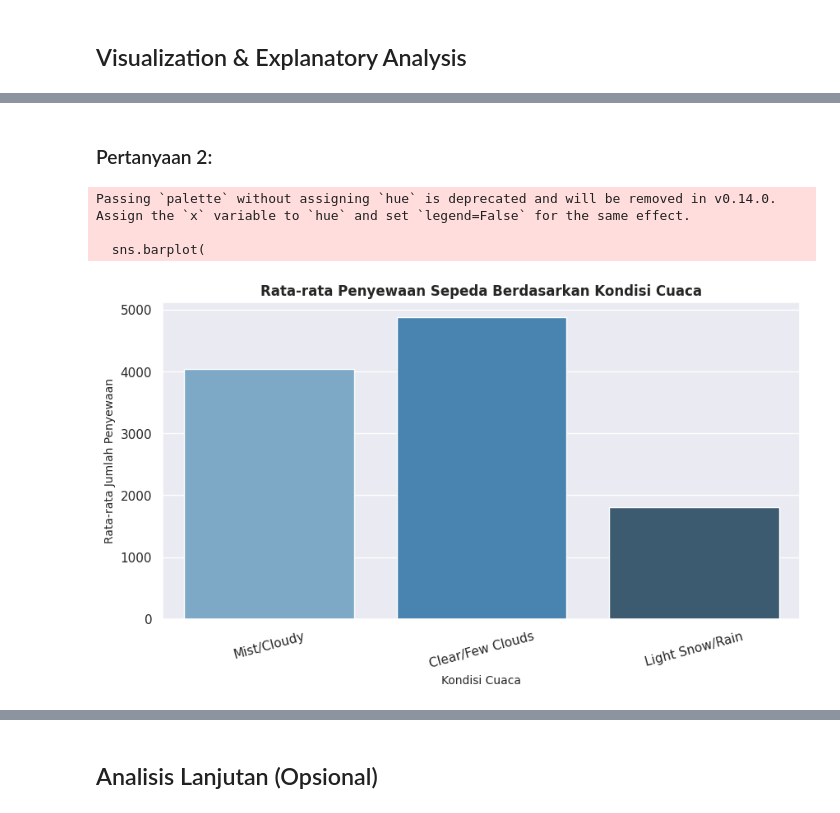
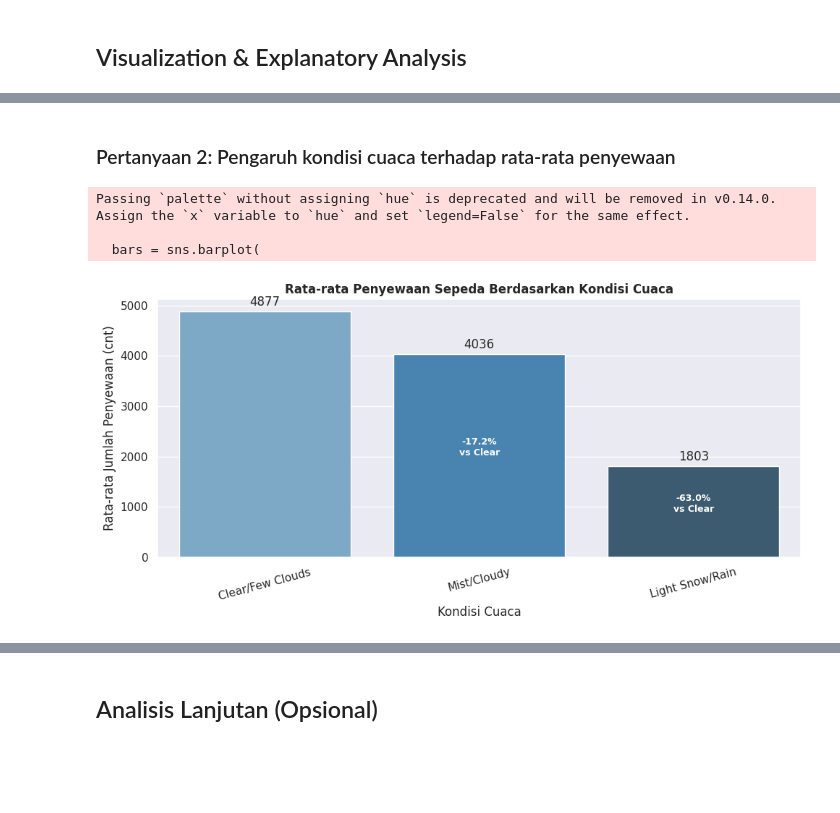
Before and after one commit to lolipop20/submission1, a Jupyter notebook: notebook.ipynb, the cells around one changed output, grey strips where cells are left out. Saved outputs shown, nothing was run; the diff lists cells and outputs as text; code cells hidden in the pictures; blank space fills up the shorter version.

```diff
--- a/notebook.ipynb
+++ b/notebook.ipynb
@@ -185,0 +190,14 @@ df_day.groupby(by='weathersit').agg({
+# %%
+# Eksplorasi 3: Statistik penyewaan berdasarkan kondisi cuaca (weathersit), + persentase penurunan vs Clear
+weather_stats = df_day.groupby('weathersit')['cnt'].agg(['count', 'mean', 'sum']).round(2)
+weather_stats = weather_stats.sort_values('mean', ascending=False)
+
+clear_mean = weather_stats.loc['Clear/Few Clouds', 'mean']
+weather_stats['pct_vs_clear'] = ((weather_stats['mean'] - clear_mean) / clear_mean * 100).round(1)
+
+print("=== Statistik Penyewaan Berdasarkan Kondisi Cuaca ===")
+display(weather_stats)
+
+print("\nPersentase penurunan rata-rata penyewaan dibanding kondisi Clear/Few Clouds:")
+for idx, row in weather_stats.iterrows():
+    print(f"- {idx}: rata-rata {row['mean']:,.0f} sepeda/hari ({row['pct_vs_clear']:+.1f}% dibanding Clear/Few Clouds)")
@@ -210,23 +261,31 @@ Passing `palette` without assigning `hue` is deprecated and will be removed in v
 # %% [markdown]
-### Pertanyaan 2:
+### Pertanyaan 2: Pengaruh kondisi cuaca terhadap rata-rata penyewaan
 # %%
-# Visualisasi 2: Barplot pengaruh kondisi cuaca terhadap rata-rata penyewaan
-plt.figure(figsize=(10, 5))
-sns.barplot(
-    x='weathersit',
-    y='cnt',
-    data=df_day,
-    palette='Blues_d',
-    estimator=np.mean,
-    errorbar=None
+fig, ax = plt.subplots(figsize=(10, 5))
+weather_order = weather_stats.index.tolist()
+bars = sns.barplot(
+    x='weathersit', y='cnt', data=df_day,
+    order=weather_order, palette='Blues_d', estimator=np.mean, errorbar=None, ax=ax
 )
-plt.title('Rata-rata Penyewaan Sepeda Berdasarkan Kondisi Cuaca', fontsize=12, fontweight='bold')
-plt.xlabel('Kondisi Cuaca', fontsize=10)
-plt.ylabel('Rata-rata Jumlah Penyewaan', fontsize=10)
+
+for container in ax.containers:
+    ax.bar_label(container, fmt='%.0f', padding=3)
+
+# Tambahkan anotasi persentase penurunan terhadap kondisi Clear/Few Clouds
+for i, cat in enumerate(weather_order):
+    pct = weather_stats.loc[cat, 'pct_vs_clear']
+    if cat != 'Clear/Few Clouds':
+        ax.text(i, weather_stats.loc[cat, 'mean'] * 0.5, f"{pct:+.1f}%\nvs Clear",
+                ha='center', color='white', fontsize=9, fontweight='bold')
+
+ax.set_title('Rata-rata Penyewaan Sepeda Berdasarkan Kondisi Cuaca', fontsize=12, fontweight='bold')
+ax.set_xlabel('Kondisi Cuaca')
+ax.set_ylabel('Rata-rata Jumlah Penyewaan (cnt)')
 plt.xticks(rotation=15)
+plt.tight_layout()
 plt.show()
 # %% [output]
 Passing `palette` without assigning `hue` is deprecated and will be removed in v0.14.0. Assign the `x` variable to `hue` and set `legend=False` for the same effect.
 
-  sns.barplot(
+  bars = sns.barplot(
-[figure, old version]
+[figure, new version]
```
Also changed, not shown: parts of 45 cells of this notebook.
